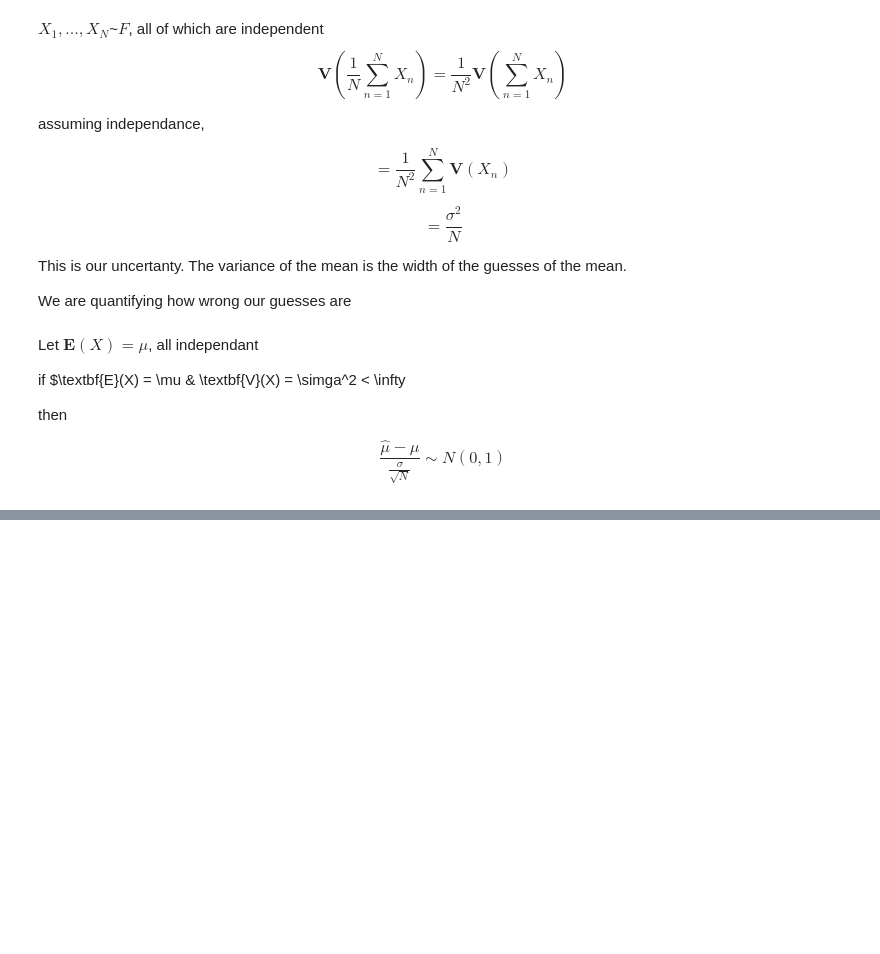
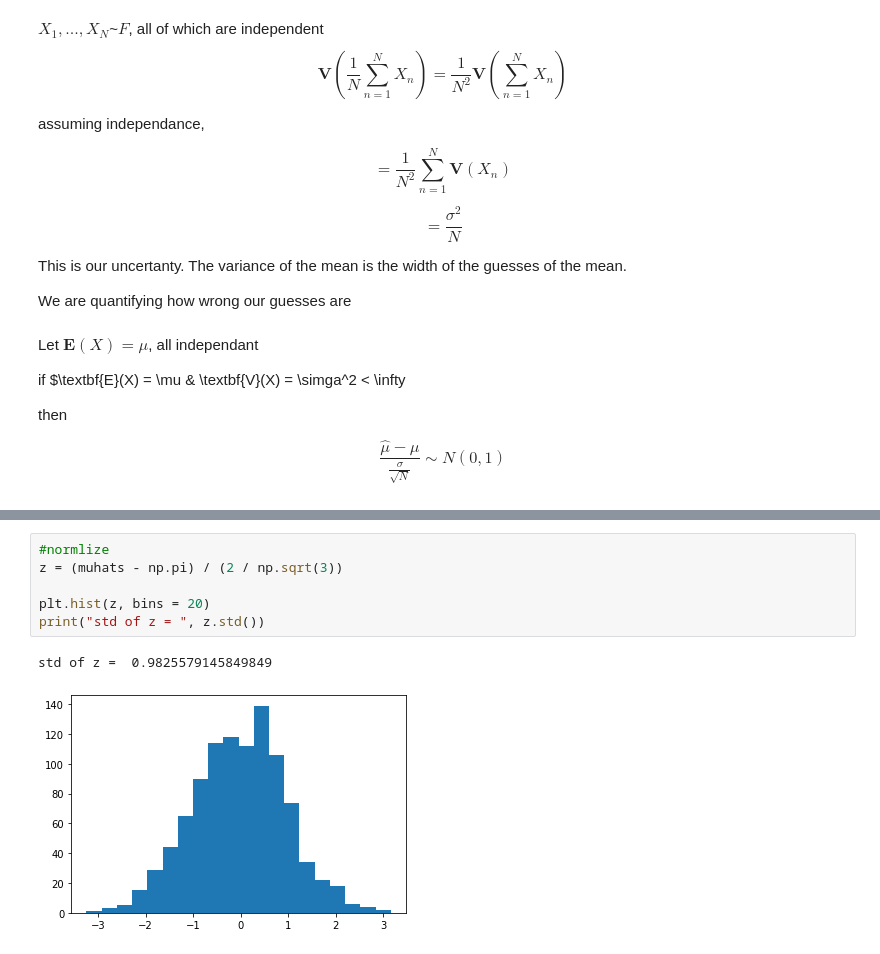
Before and after one commit to josephmlev/levine_j_math_314, a Jupyter notebook: notes/Class_notes_9.23-.ipynb, the cells around one changed output, grey strips where cells are left out. Cells and saved outputs as stored; diff of their text form; blank space fills up the shorter version.

```diff
--- a/notes/Class_notes_9.23-.ipynb
+++ b/notes/Class_notes_9.23-.ipynb
@@ -278,0 +325,9 @@ $$\frac{\hat \mu - \mu}{\frac{\sigma}{\sqrt{N}}} \sim N(0,1) $$
+# %%
+#normlize
+z = (muhats - np.pi) / (2 / np.sqrt(3))
+
+plt.hist(z, bins = 20)
+print("std of z = ", z.std())
+# %% [output]
+std of z =  0.9825579145849849
+[figure, added]
```
Also changed, not shown: parts of 7 cells of this notebook.
